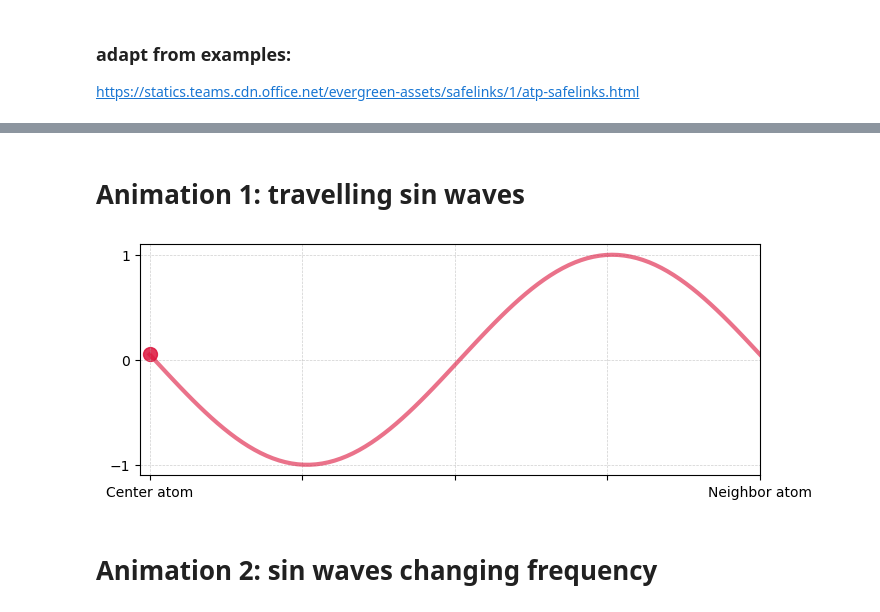
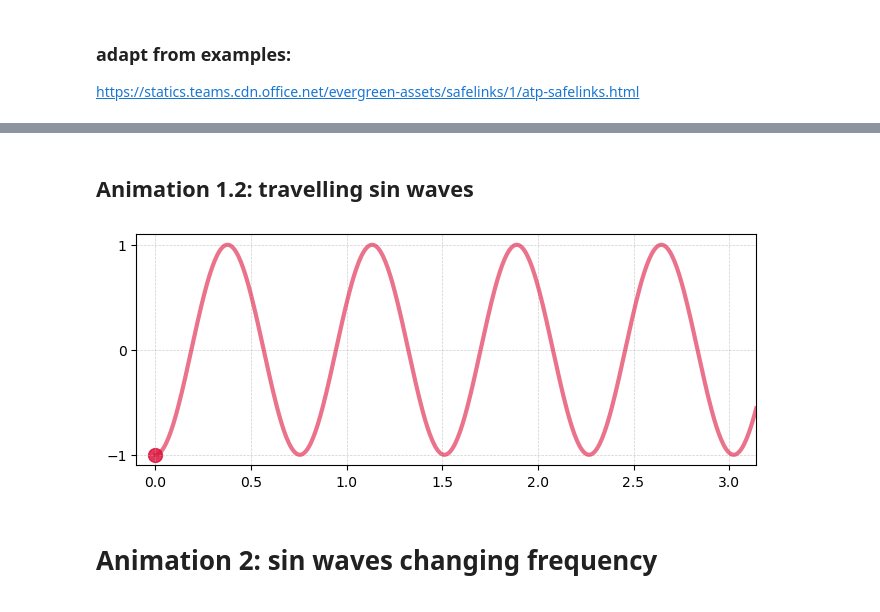
Before and after one commit to Cathyhjj/XAFS_animations, a Jupyter notebook: EXAFS_animations.ipynb, the cells around one changed output, grey strips where cells are left out. Saved outputs shown, nothing was run; the diff lists cells and outputs as text; code cells hidden in the pictures.

Commit message:
add physics constant and add wavenumber and Pd-Pd distance to the Figure 1 & 2

```diff
--- a/EXAFS_animations.ipynb
+++ b/EXAFS_animations.ipynb
@@ -24,0 +27,3 @@ def change_font_size(size):
+# %%
+Pd_K_edge = 24350.3
+R_PdPd = 2.77
@@ -24,0 +61,19 @@ def change_font_size(size):
+# %%
+k = 3
+
+f = lambda x: np.sin(k * R_PdPd * x)
+x = np.linspace(-np.pi, np.pi, 100)
+x = np.linspace(0, np.pi, 500)
+
+y = f(x)
+
+fig, ax = plt.subplots(figsize=(8, 3))
+wave, = ax.plot(x, y, "-", color="crimson", lw=3, alpha = 0.6)
+
+# Initialize the scatter point at the first x position
+scatter = ax.scatter([x[0]], [y[0]], color="crimson", s=100, alpha = 0.85)
+ax.set_yticks((-1, 0, 1))
+ax.grid(True, which="both", linestyle="--", lw=0.5, alpha=0.6)
+ax.set_xlim(0-0.1, np.pi)
+plt.legend([f"k={k}"])
+plt.savefig('01_sine_wave_k_is_3.jpg')
@@ -25,42 +82,42 @@ def change_font_size(size):
 # %% [markdown]
-# Animation 1: travelling sin waves
+## Animation 1.2: travelling sin waves
 # %%
-f = lambda x: np.sin(x)
-x = np.linspace(-np.pi, np.pi, 100)
-y = f(x)
+f = lambda x: np.sin(k * R_PdPd * x)
+x = np.linspace(0, np.pi, 500)
+
 
 fig, ax = plt.subplots(figsize=(8, 3))
 wave, = ax.plot(x, y, "-", color="crimson", lw=3, alpha = 0.6)
 
 # Initialize the scatter point at the first x position
 scatter = ax.scatter([x[0]], [y[0]], color="crimson", s=100, alpha = 0.85)
 
-ax.set_xticks([-np.pi, -np.pi/2, 0, np.pi/2, np.pi])
-ax.set_xticklabels(["Center atom", None, None, None, "Neighbor atom"])
+# ax.set_xticks([-np.pi, -np.pi/2, 0, np.pi/2, np.pi])
+# ax.set_xticklabels(["Center atom", None, None, None, "Neighbor atom"])
 
 ax.set_yticks((-1, 0, 1))
 ax.grid(True, which="both", linestyle="--", lw=0.5, alpha=0.6)
-ax.set_xlim(-np.pi-0.1, np.pi)
+ax.set_xlim(0-0.1, np.pi)
 
-def shift(t, c=1):
+def shift(t, c=0):
     # Update the y data of the sine wave
     new_y = f(x - c*t)
     wave.set_ydata(new_y)
 
     # Calculate the new position for the scatter point
     new_x = x[0] - c*t
     new_y_scatter = f(new_x)
     scatter.set_offsets([x[0], new_y_scatter])
 
     return wave, scatter  # Return both the line and the scatter
 
 ani = anim.FuncAnimation(fig, shift, frames=190,
-                         fargs=(0.1,),
+                         fargs=(0.025,),
                          interval=30, blit=True)
 
 # Save animation
 ani.save('01_sine_wave_animation.gif', writer='pillow', fps=30)
 # %% [output]
-[figure, old version]
+[figure, new version]
 # %% [markdown]
 # Animation 2: sin waves changing frequency
```
Also changed, not shown: parts of 13 cells of this notebook, 3 other files.
